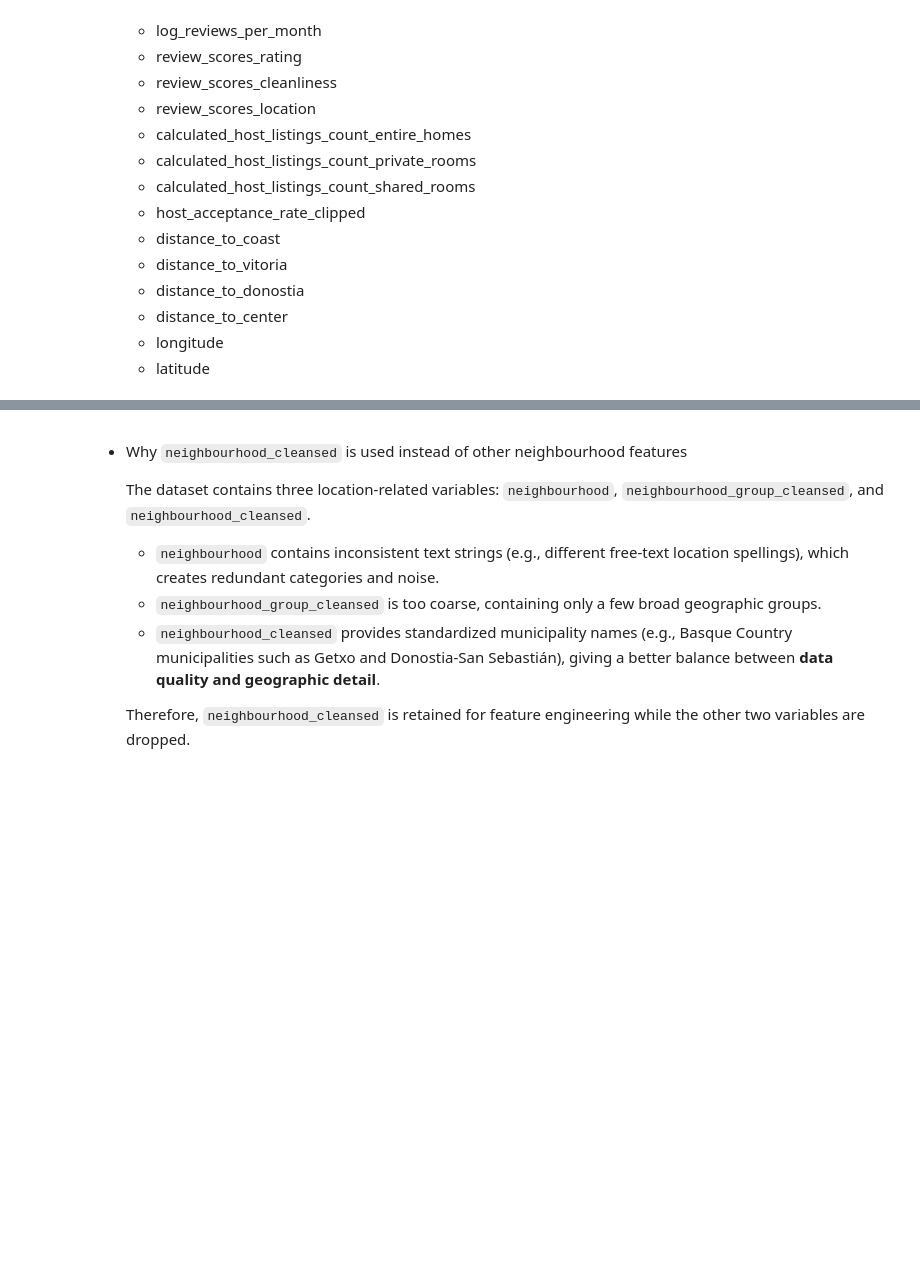
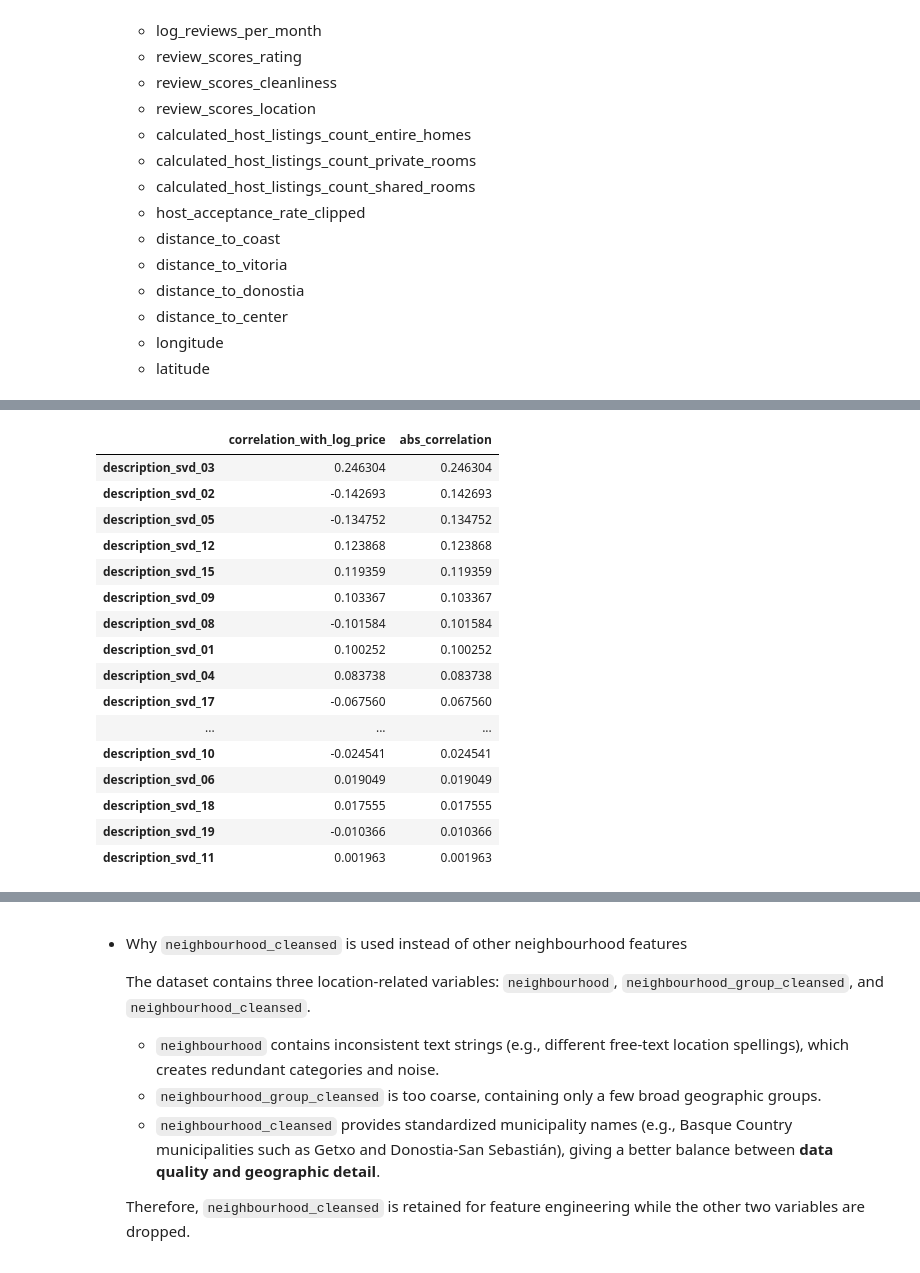
Before and after one commit to Batujan/Airbnb_Basque_Country_Price_Prediction, a Jupyter notebook: notebooks/01_data_exploration.ipynb, the cells around one changed output, grey strips where cells are left out. Drawn from its saved outputs; the diff is of its cells as text; code cells hidden in the pictures; blank space fills up the shorter version.

```diff
--- a/notebooks/01_data_exploration.ipynb
+++ b/notebooks/01_data_exploration.ipynb
@@ -405,0 +668,33 @@ df_eda[["distance_to_coast", "longitude", "latitude"]].corrwith(df_eda["log_pric
+# %%
+description_svd_correlations = pd.DataFrame({
+    "correlation_with_log_price": text_svd_eda[description_svd_cols].corrwith(
+        text_svd_eda["log_price"]
+    )
+})
+
+description_svd_correlations["abs_correlation"] = (
+    description_svd_correlations["correlation_with_log_price"].abs()
+)
+
+display(
+    description_svd_correlations
+    .sort_values("abs_correlation", ascending=False)
+)
+# %% [output]
+|  | correlation_with_log_price | abs_correlation |
+| description_svd_03 | 0.246304 | 0.246304 |
+| description_svd_02 | -0.142693 | 0.142693 |
+| description_svd_05 | -0.134752 | 0.134752 |
+| description_svd_12 | 0.123868 | 0.123868 |
+| description_svd_15 | 0.119359 | 0.119359 |
+| description_svd_09 | 0.103367 | 0.103367 |
+| description_svd_08 | -0.101584 | 0.101584 |
+| description_svd_01 | 0.100252 | 0.100252 |
+| description_svd_04 | 0.083738 | 0.083738 |
+| description_svd_17 | -0.067560 | 0.067560 |
+| ... | ... | ... |
+| description_svd_10 | -0.024541 | 0.024541 |
+| description_svd_06 | 0.019049 | 0.019049 |
+| description_svd_18 | 0.017555 | 0.017555 |
+| description_svd_19 | -0.010366 | 0.010366 |
+| description_svd_11 | 0.001963 | 0.001963 |
```
Also changed, not shown: parts of 62 cells of this notebook, 1 other file.
